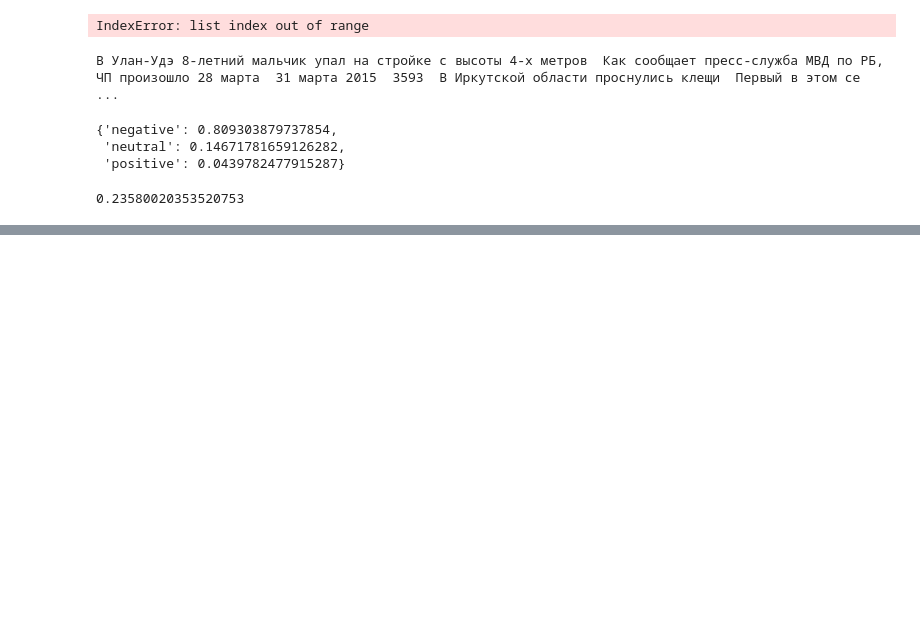
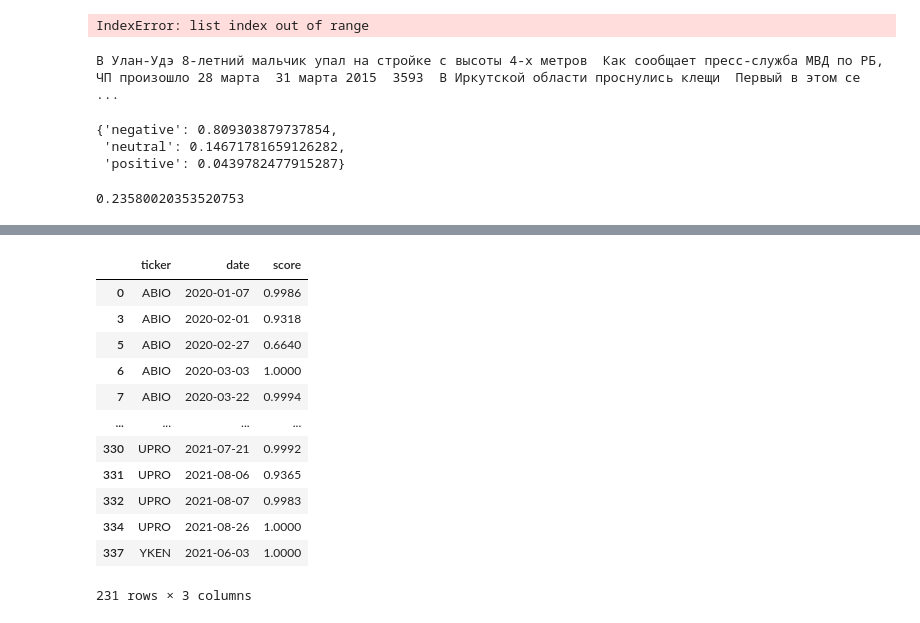
Before and after one commit to beilak/trading-ml-modeling, a Jupyter notebook: experements/extra_info_searching.ipynb, the cells around one changed output, grey strips where cells are left out. Saved outputs shown, nothing was run; the diff lists cells and outputs as text; code cells hidden in the pictures; blank space fills up the shorter version.

```diff
--- a/experements/extra_info_searching.ipynb
+++ b/experements/extra_info_searching.ipynb
@@ -547,0 +585,16 @@ aggregate_sentiments([get_sentiment_ru(i) for i in texts_ru])
+# %%
+df_news_score[df_news_score.score > 0]
+# %% [output]
+|  | ticker | date | score |
+| 0 | ABIO | 2020-01-07 | 0.9986 |
+| 3 | ABIO | 2020-02-01 | 0.9318 |
+| 5 | ABIO | 2020-02-27 | 0.6640 |
+| 6 | ABIO | 2020-03-03 | 1.0000 |
+| 7 | ABIO | 2020-03-22 | 0.9994 |
+| ... | ... | ... | ... |
+| 330 | UPRO | 2021-07-21 | 0.9992 |
+| 331 | UPRO | 2021-08-06 | 0.9365 |
+| 332 | UPRO | 2021-08-07 | 0.9983 |
+| 334 | UPRO | 2021-08-26 | 1.0000 |
+| 337 | YKEN | 2021-06-03 | 1.0000 |
+231 rows × 3 columns
```
Also changed, not shown: parts of 5 cells of this notebook, 11 other files.
